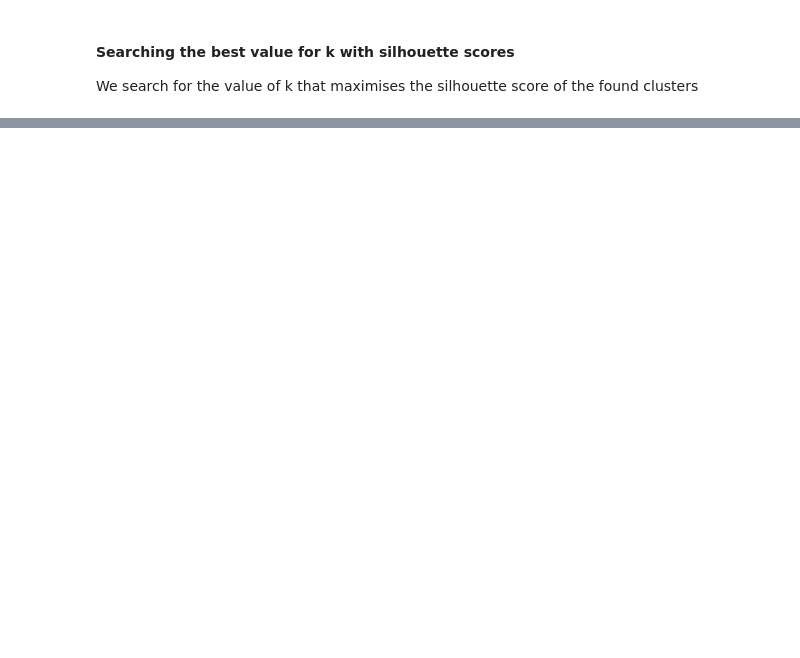
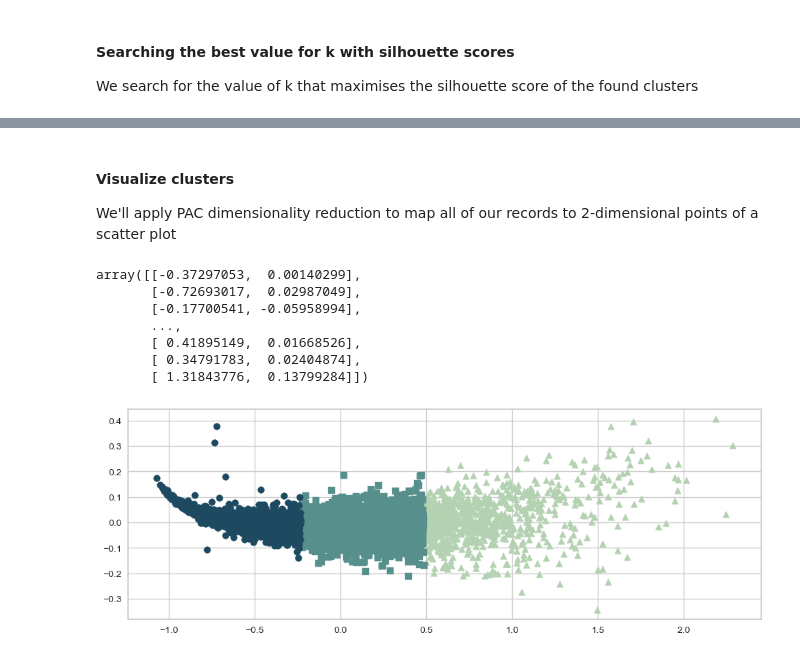
Before and after one commit to TommasoCapacci/DQ_Project_Clustering_2022, a Jupyter notebook: code/first_idea.ipynb, the cells around one changed output, grey strips where cells are left out. Cells and saved outputs as stored; diff of their text form; code cells hidden in the pictures; blank space fills up the shorter version.

```diff
--- a/code/first_idea.ipynb
+++ b/code/first_idea.ipynb
@@ -167,0 +193,27 @@ km_fit = km.fit(X)
+# %% [markdown]
+#### Visualize clusters
+We'll apply PAC dimensionality reduction to map all of our records to 2-dimensional points of a scatter plot
+# %%
+fig, ax = plt.subplots(figsize=(12,4))
+
+pca_2 = PCA(n_components=2,random_state=42)
+X_pca_2 = pca_2.fit_transform(X)
+display(X_pca_2)
+
+for l, c, m in zip(range(0, km_fit.n_clusters), cluster_colors[0:km_fit.n_clusters], ('^', 's', 'o')):
+    ax.scatter(X_pca_2[y == l, 0],
+                X_pca_2[y == l, 1],
+                color=c,
+                marker=m
+                )
+
+plt.show()
+# %% [output]
+array([[-0.37297053,  0.00140299],
+       [-0.72693017,  0.02987049],
+       [-0.17700541, -0.05958994],
+       ...,
+       [ 0.41895149,  0.01668526],
+       [ 0.34791783,  0.02404874],
+       [ 1.31843776,  0.13799284]])
+[figure, added]
```
Also changed, not shown: parts of 14 cells of this notebook.
